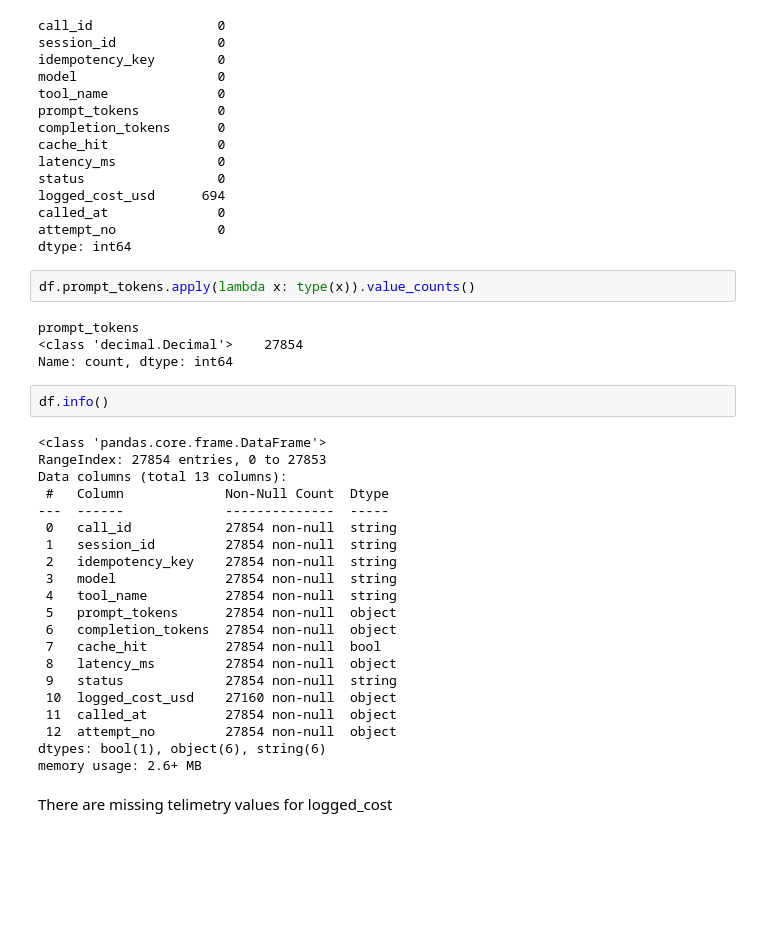
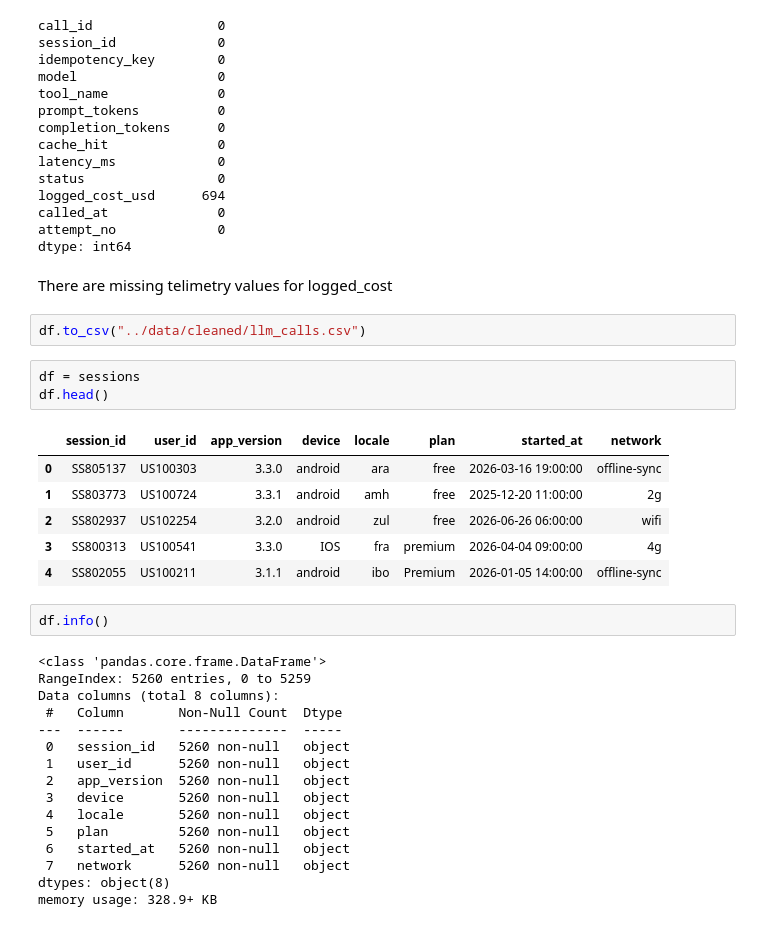
Before and after one commit to Christian-Suinyuy/skye8-ds-banboye-christian, a Jupyter notebook: src/agent_telimetry/notebooks/exploration.ipynb, the cells around one changed output. Cells and saved outputs as stored; diff of their text form; blank space fills up the shorter version.

```diff
--- a/src/agent_telimetry/notebooks/exploration.ipynb
+++ b/src/agent_telimetry/notebooks/exploration.ipynb
@@ -203,34 +210,35 @@ logged_cost_usd      694
 called_at              0
 attempt_no             0
 dtype: int64
-# %%
-df.prompt_tokens.apply(lambda x: type(x)).value_counts()
-# %% [output]
-prompt_tokens
-<class 'decimal.Decimal'>    27854
-Name: count, dtype: int64
-# %%
-df.info()
-# %% [output]
-<class 'pandas.core.frame.DataFrame'>
-RangeIndex: 27854 entries, 0 to 27853
-Data columns (total 13 columns):
- #   Column             Non-Null Count  Dtype
----  ------             --------------  -----
- 0   call_id            27854 non-null  string
- 1   session_id         27854 non-null  string
- 2   idempotency_key    27854 non-null  string
- 3   model              27854 non-null  string
- 4   tool_name          27854 non-null  string
- 5   prompt_tokens      27854 non-null  object
- 6   completion_tokens  27854 non-null  object
- 7   cache_hit          27854 non-null  bool
- 8   latency_ms         27854 non-null  object
- 9   status             27854 non-null  string
- 10  logged_cost_usd    27160 non-null  object
- 11  called_at          27854 non-null  object
- 12  attempt_no         27854 non-null  object
-dtypes: bool(1), object(6), string(6)
-memory usage: 2.6+ MB
 # %% [markdown]
 There are missing telimetry values for logged_cost
+# %%
+df.to_csv("../data/cleaned/llm_calls.csv")
+# %%
+df = sessions
+df.head()
+# %% [output]
+|  | session_id | user_id | app_version | device | locale | plan | started_at | network |
+| 0 | SS805137 | US100303 | 3.3.0 | android | ara | free | 2026-03-16 19:00:00 | offline-sync |
+| 1 | SS803773 | US100724 | 3.3.1 | android | amh | free | 2025-12-20 11:00:00 | 2g |
+| 2 | SS802937 | US102254 | 3.2.0 | android | zul | free | 2026-06-26 06:00:00 | wifi |
+| 3 | SS800313 | US100541 | 3.3.0 | IOS | fra | premium | 2026-04-04 09:00:00 | 4g |
+| 4 | SS802055 | US100211 | 3.1.1 | android | ibo | Premium | 2026-01-05 14:00:00 | offline-sync |
+# %%
+df.info()
+# %% [output]
+<class 'pandas.core.frame.DataFrame'>
+RangeIndex: 5260 entries, 0 to 5259
+Data columns (total 8 columns):
+ #   Column       Non-Null Count  Dtype
+---  ------       --------------  -----
+ 0   session_id   5260 non-null   object
+ 1   user_id      5260 non-null   object
+ 2   app_version  5260 non-null   object
+ 3   device       5260 non-null   object
+ 4   locale       5260 non-null   object
+ 5   plan         5260 non-null   object
+ 6   started_at   5260 non-null   object
+ 7   network      5260 non-null   object
+dtypes: object(8)
+memory usage: 328.9+ KB
```
Also changed, not shown: parts of 12 cells of this notebook.
